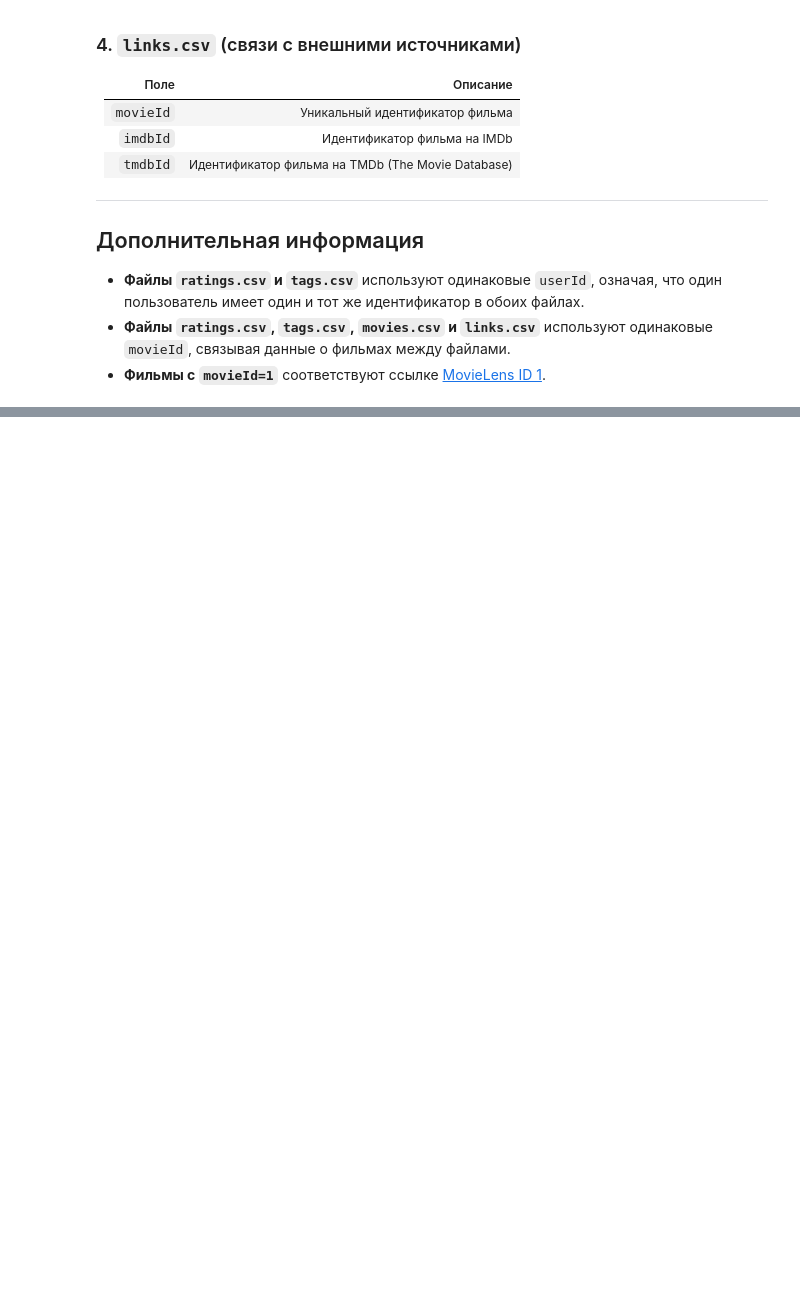
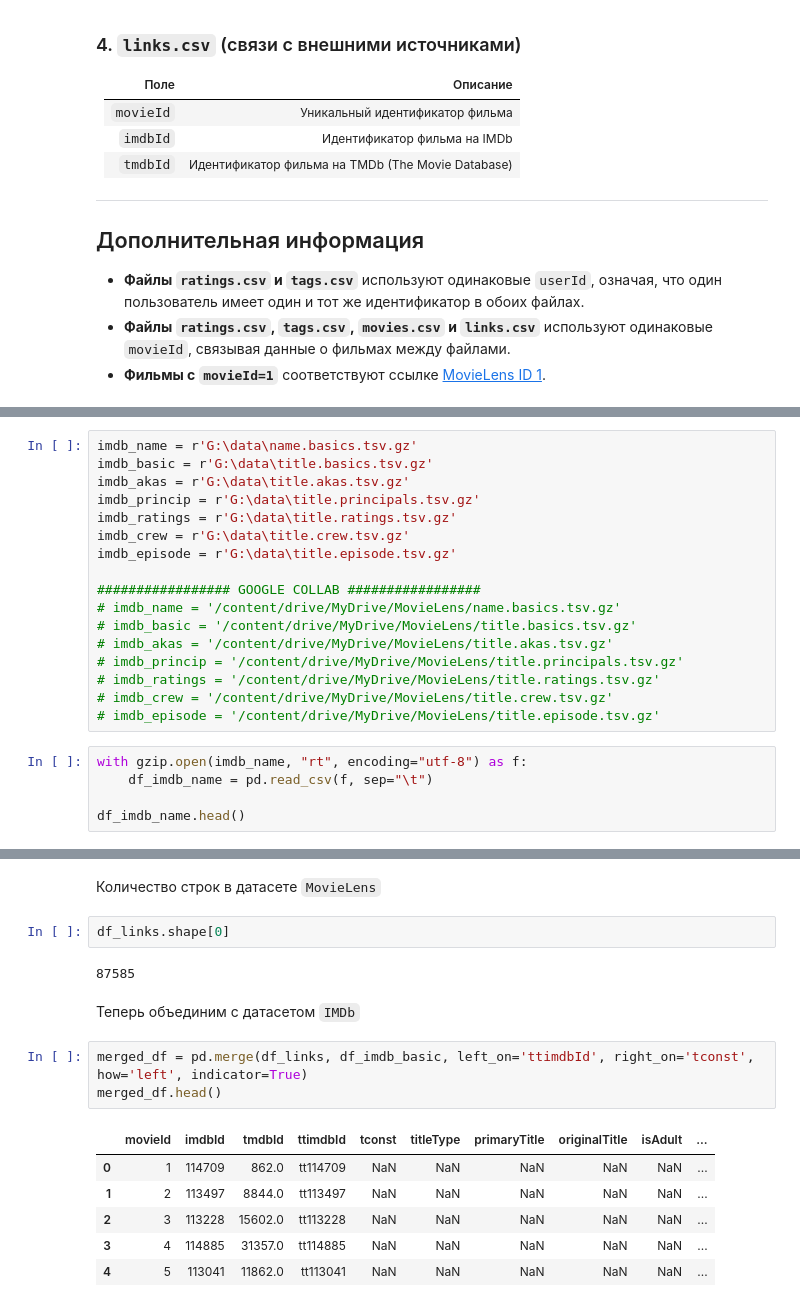
Before and after one commit to glazole/MovieLens, a Jupyter notebook: ML_EDA_into.ipynb, the cells around one changed output, grey strips where cells are left out. Drawn from its saved outputs; the diff is of its cells as text; blank space fills up the shorter version.

```diff
--- a/ML_EDA_into.ipynb
+++ b/ML_EDA_into.ipynb
@@ -339,0 +401,22 @@ basi.head()
+# %%
+imdb_name = r'G:\data\name.basics.tsv.gz'
+imdb_basic = r'G:\data\title.basics.tsv.gz'
+imdb_akas = r'G:\data\title.akas.tsv.gz'
+imdb_princip = r'G:\data\title.principals.tsv.gz'
+imdb_ratings = r'G:\data\title.ratings.tsv.gz'
+imdb_crew = r'G:\data\title.crew.tsv.gz'
+imdb_episode = r'G:\data\title.episode.tsv.gz'
+
+################# GOOGLE COLLAB #################
+# imdb_name = '/content/drive/MyDrive/MovieLens/name.basics.tsv.gz'
+# imdb_basic = '/content/drive/MyDrive/MovieLens/title.basics.tsv.gz'
+# imdb_akas = '/content/drive/MyDrive/MovieLens/title.akas.tsv.gz'
+# imdb_princip = '/content/drive/MyDrive/MovieLens/title.principals.tsv.gz'
+# imdb_ratings = '/content/drive/MyDrive/MovieLens/title.ratings.tsv.gz'
+# imdb_crew = '/content/drive/MyDrive/MovieLens/title.crew.tsv.gz'
+# imdb_episode = '/content/drive/MyDrive/MovieLens/title.episode.tsv.gz'
+# %%
+with gzip.open(imdb_name, "rt", encoding="utf-8") as f:
+    df_imdb_name = pd.read_csv(f, sep="\t")
+
+df_imdb_name.head()
@@ -339,0 +619,18 @@ basi.head()
+# %% [markdown]
+Количество строк в датасете `MovieLens`
+# %%
+df_links.shape[0]
+# %% [output]
+87585
+# %% [markdown]
+Теперь объединим с датасетом `IMDb`
+# %%
+merged_df = pd.merge(df_links, df_imdb_basic, left_on='ttimdbId', right_on='tconst', how='left', indicator=True)
+merged_df.head()
+# %% [output]
+|  | movieId | imdbId | tmdbId | ttimdbId | tconst | titleType | primaryTitle | originalTitle | isAdult | ... |
+| 0 | 1 | 114709 | 862.0 | tt114709 | NaN | NaN | NaN | NaN | NaN | ... |
+| 1 | 2 | 113497 | 8844.0 | tt113497 | NaN | NaN | NaN | NaN | NaN | ... |
+| 2 | 3 | 113228 | 15602.0 | tt113228 | NaN | NaN | NaN | NaN | NaN | ... |
+| 3 | 4 | 114885 | 31357.0 | tt114885 | NaN | NaN | NaN | NaN | NaN | ... |
+| 4 | 5 | 113041 | 11862.0 | tt113041 | NaN | NaN | NaN | NaN | NaN | ... |
```
Also changed, not shown: parts of 81 cells of this notebook.
